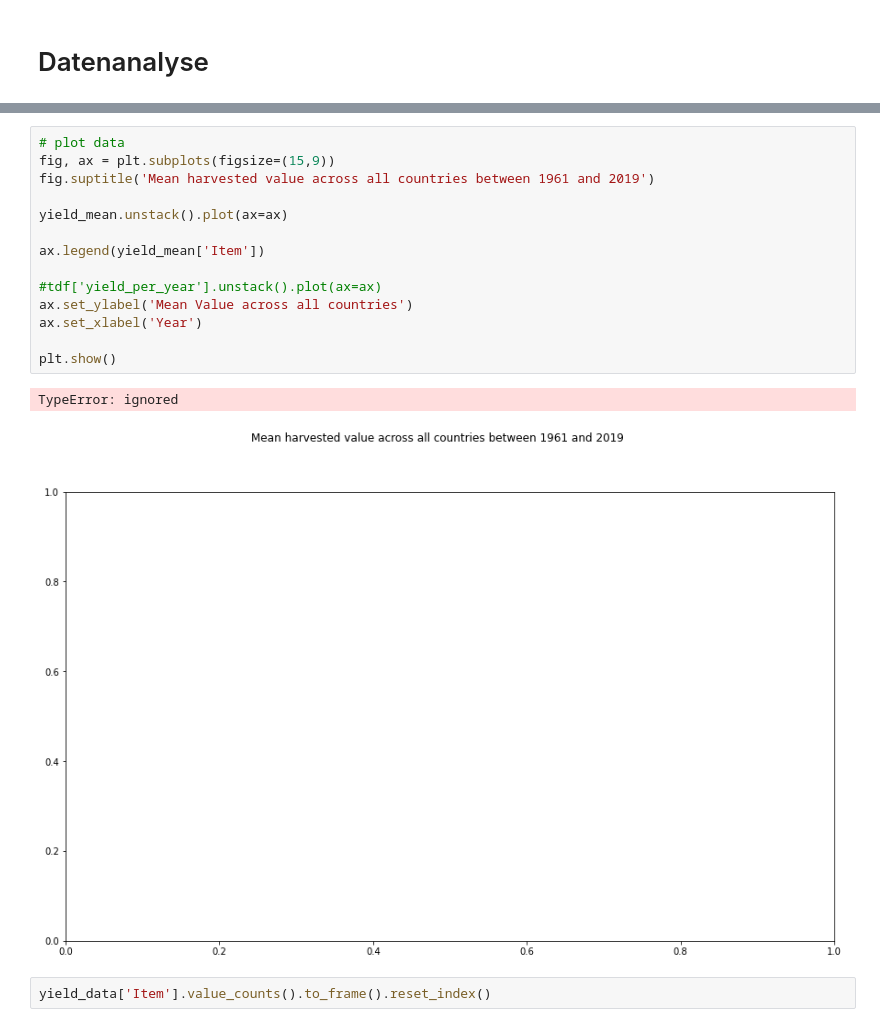
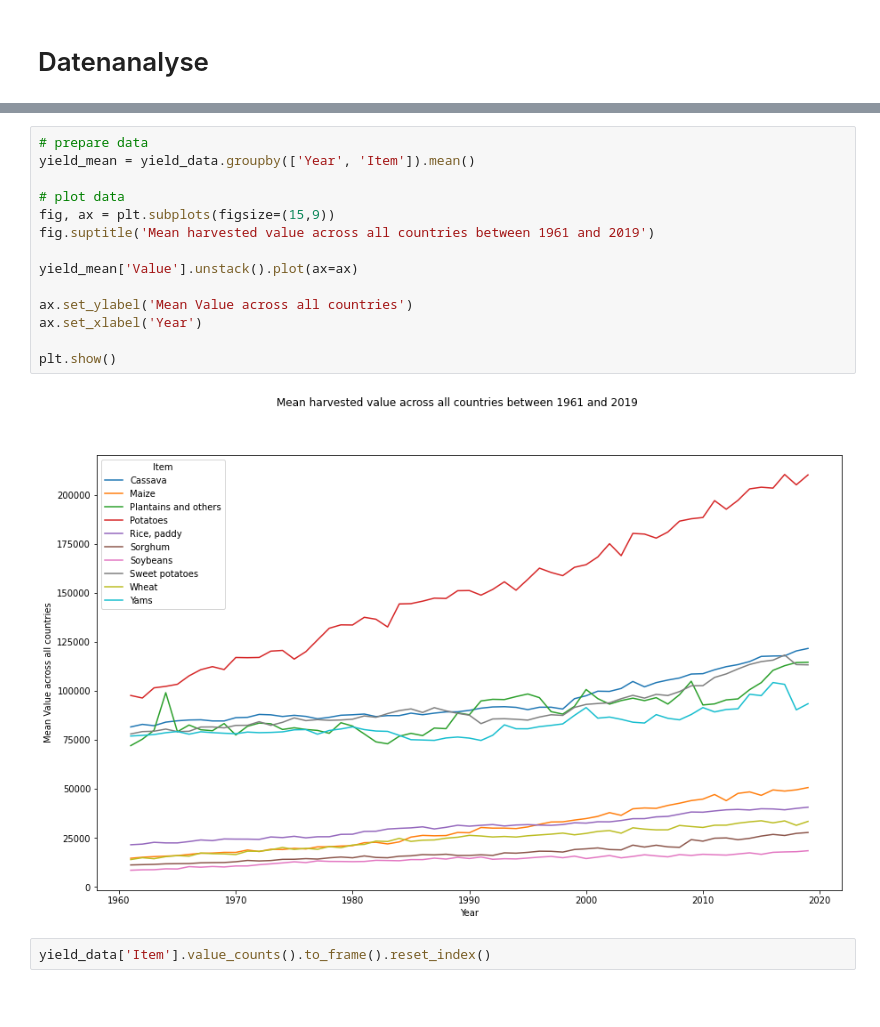
Before and after one commit to Drinkler/Yield-Prediction, a Jupyter notebook: Yield_Prediction.ipynb, the cells around one changed output, grey strips where cells are left out. Cells and saved outputs as stored; diff of their text form; blank space fills up the shorter version.

Commit message:
feat: add plot

```diff
--- a/Yield_Prediction.ipynb
+++ b/Yield_Prediction.ipynb
@@ -340,20 +323,19 @@ yield_mean
 # %%
+# prepare data
+yield_mean = yield_data.groupby(['Year', 'Item']).mean()
+
 # plot data
 fig, ax = plt.subplots(figsize=(15,9))
 fig.suptitle('Mean harvested value across all countries between 1961 and 2019')
 
-yield_mean.unstack().plot(ax=ax)
+yield_mean['Value'].unstack().plot(ax=ax)
 
-ax.legend(yield_mean['Item'])
-
-#tdf['yield_per_year'].unstack().plot(ax=ax)
 ax.set_ylabel('Mean Value across all countries')
 ax.set_xlabel('Year')
 
 plt.show()
 # %% [output]
-TypeError: ignored
-[figure, old version]
+[figure, new version]
 # %%
 yield_data['Item'].value_counts().to_frame().reset_index()
 # %% [output]
```
Also changed, not shown: parts of 1 cell of this notebook.
